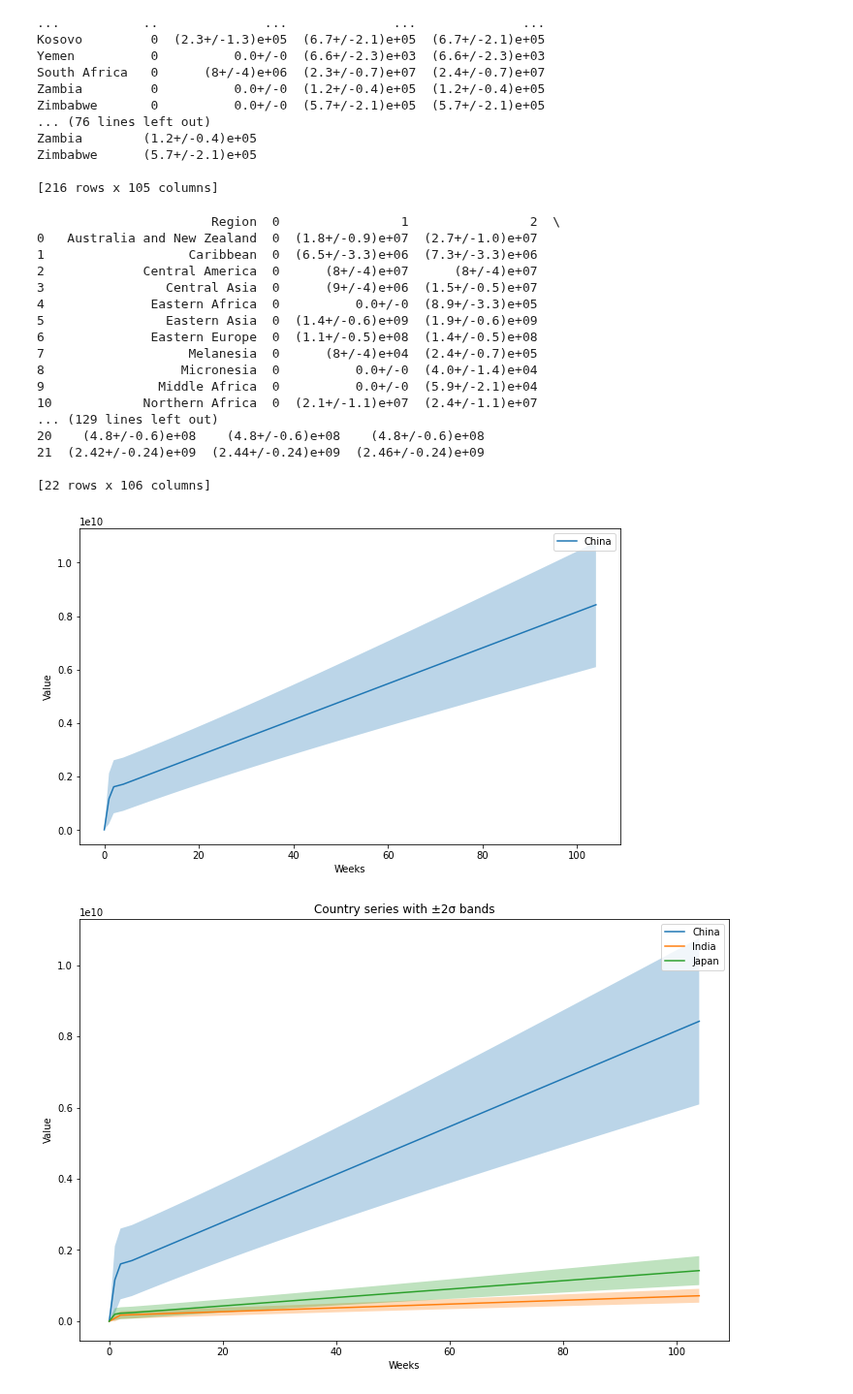
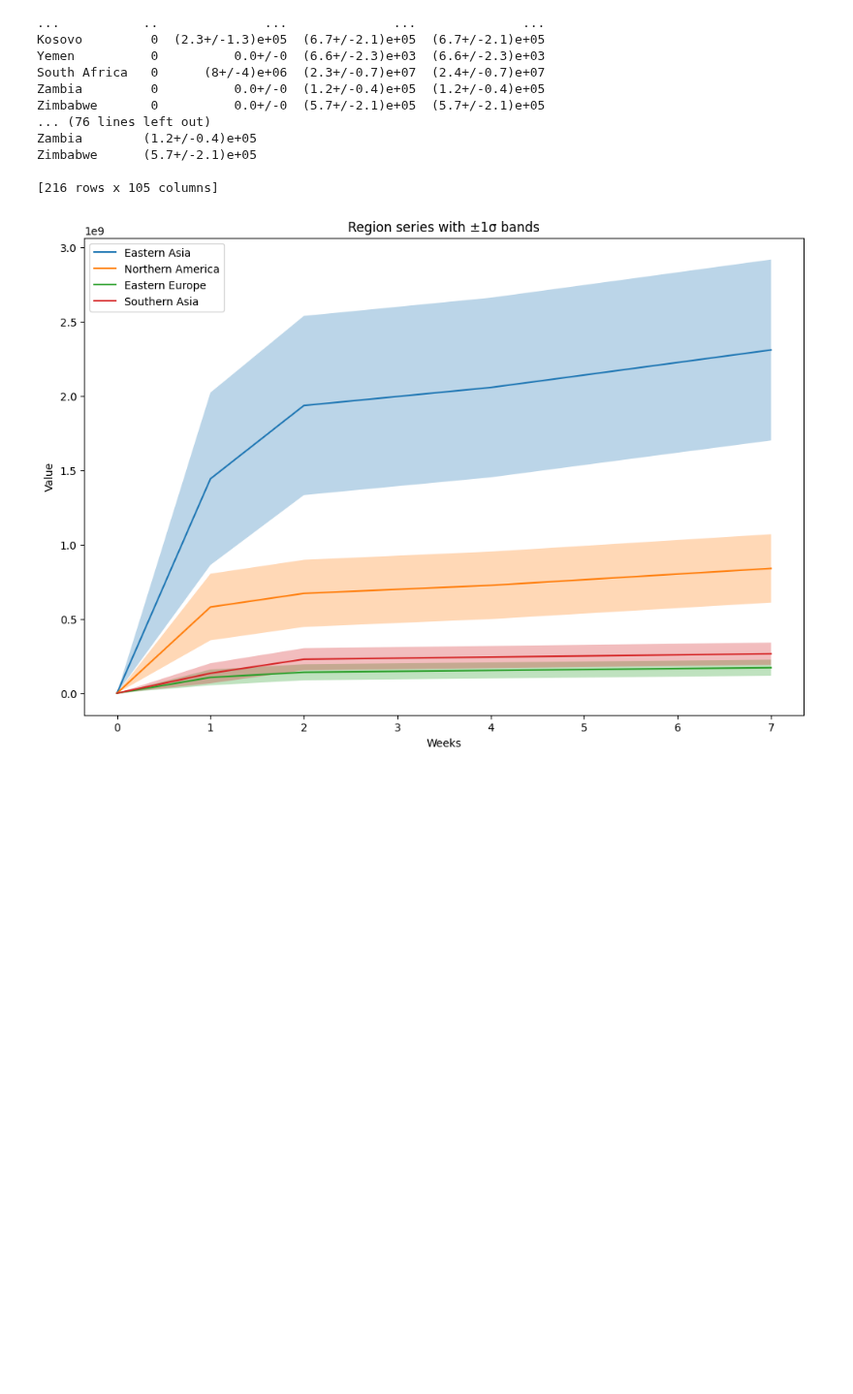
Before and after one commit to SPROOK/InRoomAirFilterScaleUp, a Jupyter notebook: scripts/Countries_Processing_MS.ipynb, the cells around one changed output. Shown at 97% size. Saved outputs shown, nothing was run; the diff lists cells and outputs as text; code cells hidden in the pictures; blank space fills up the shorter version.

```diff
--- a/scripts/Countries_Processing_MS.ipynb
+++ b/scripts/Countries_Processing_MS.ipynb
@@ -361,7 +361,7 @@ def aggregate_by_region(df, region_type="UNregion"):
     return region_df
 
 
-def plot_region(df, region, ax=None, sigma=1):
+def plot_region(df, region, length, ax=None, sigma=1):
     """Plot aggregated UN region time series with uncertainty."""
     if region not in df["Region"].values:
         raise ValueError(f"{region} not found in DataFrame")
@@ -370,6 +370,11 @@ def plot_region(df, region, ax=None, sigma=1):
     t = np.arange(len(row))
     vals = np.array([nominal_value(v) for v in row])
     errs = np.array([std_dev(v) for v in row])
+
+    if length is not None:
+        vals = vals[0:length]
+        t = t[0:length]
+        errs = errs[0:length]
 
     if ax is None:
         fig, ax = plt.subplots(figsize=(10,6))
@@ -382,46 +387,29 @@ def plot_region(df, region, ax=None, sigma=1):
     return ax
 
 
-def plot_multiple_regions(df, regions, sigma=1):
+def plot_multiple_regions(df, regions, length, sigma=1):
     """Plot multiple regions together."""
     fig, ax = plt.subplots(figsize=(12,8))
     for r in regions:
-        plot_region(df, r, ax=ax, sigma=sigma)
+        plot_region(df, r, length, ax=ax, sigma=sigma)
     plt.title(f"Region series with ±{sigma}σ bands")
     plt.show()
 # %%
 ## ---------------------------- Scale Up Plotting for Tester ----------------------------
 
 df_loaded = pd.read_pickle(output_path.with_suffix(".pkl"))
 
 region_df = aggregate_by_region(df_loaded, region_type="UNregion")
 
-print(region_df)
+#print(region_df)
 
 Region_list = region_df['Region'].tolist()
 
-plot_country(df_loaded, "China", sigma=2)
-plot_multiple_countries(df_loaded, ["China", "India", "Japan"], sigma=2)
+#plot_country(df_loaded, "China", sigma=2)
+#plot_multiple_countries(df_loaded, ["China", "India", "Japan"], sigma=2)
 
 # Region-level plots
-# plot_region(region_df, Region_list , sigma=2)
+#plot_region(region_df, "Eastern Asia" , sigma=2)
+plot_multiple_regions(region_df, ["Eastern Asia", "Northern America", "Eastern Europe", "Southern Asia"], 8)
 # %% [output]
-                       Region  0                1                2  \
-0   Australia and New Zealand  0  (1.8+/-0.9)e+07  (2.7+/-1.0)e+07
-1                   Caribbean  0  (6.5+/-3.3)e+06  (7.3+/-3.3)e+06
-2             Central America  0      (8+/-4)e+07      (8+/-4)e+07
-3                Central Asia  0      (9+/-4)e+06  (1.5+/-0.5)e+07
-4              Eastern Africa  0          0.0+/-0  (8.9+/-3.3)e+05
-5                Eastern Asia  0  (1.4+/-0.6)e+09  (1.9+/-0.6)e+09
-6              Eastern Europe  0  (1.1+/-0.5)e+08  (1.4+/-0.5)e+08
-7                   Melanesia  0      (8+/-4)e+04  (2.4+/-0.7)e+05
-8                  Micronesia  0          0.0+/-0  (4.0+/-1.4)e+04
-9               Middle Africa  0          0.0+/-0  (5.9+/-2.1)e+04
-10            Northern Africa  0  (2.1+/-1.1)e+07  (2.4+/-1.1)e+07
-... (129 lines left out)
-20    (4.8+/-0.6)e+08    (4.8+/-0.6)e+08    (4.8+/-0.6)e+08
-21  (2.42+/-0.24)e+09  (2.44+/-0.24)e+09  (2.46+/-0.24)e+09
-
-[22 rows x 106 columns]
-[figure, old version]
+[figure, new version]
-[figure, removed]
```
Also changed, not shown: parts of 1 cell of this notebook, 4 other files.
